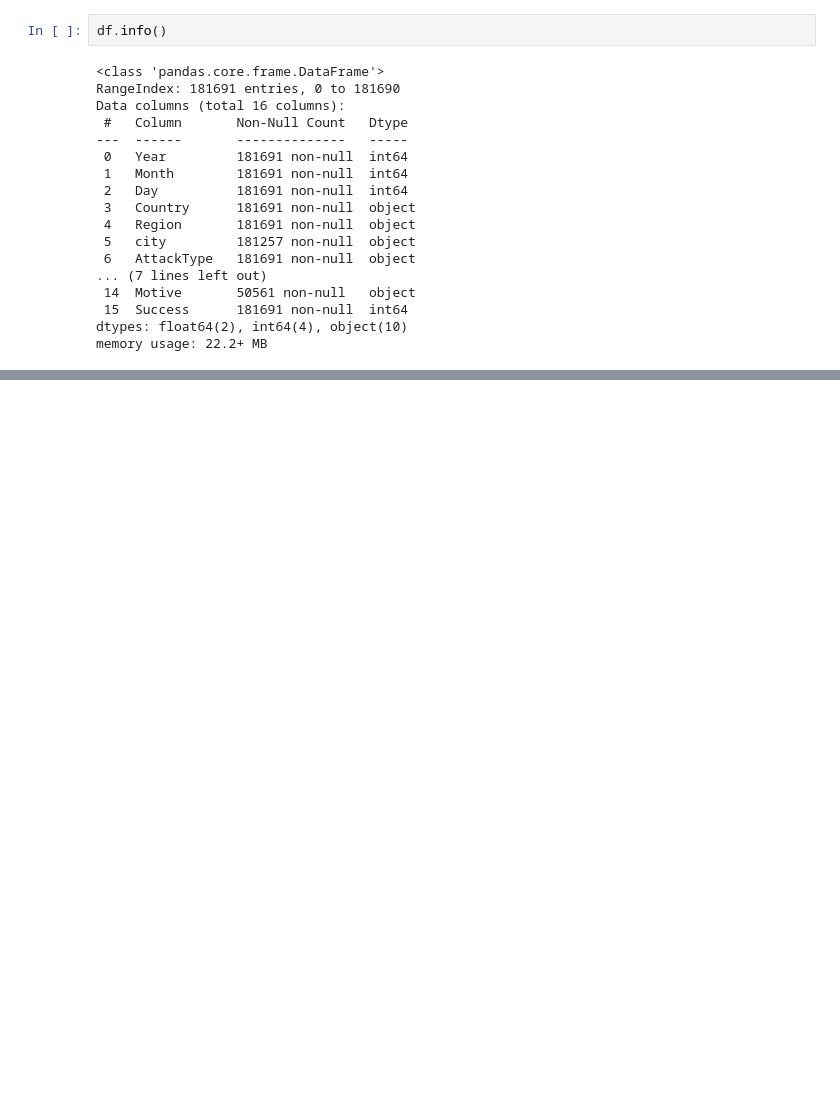
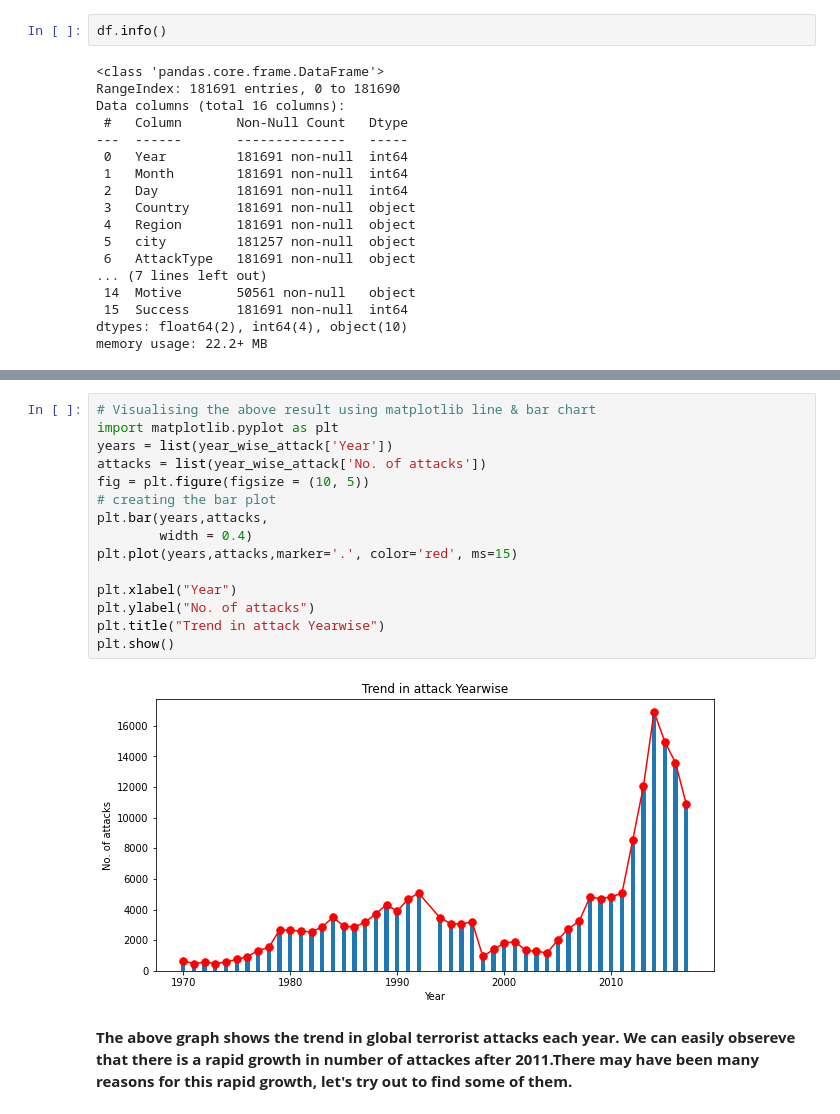
Before and after one commit to disuja7/Global_terrorism_analysis, a Jupyter notebook: Deeshu_Kumar_Global_Terrorism_Analysis_Capstone_Project.ipynb, the cells around one changed output, grey strips where cells are left out. Cells and saved outputs as stored; diff of their text form; blank space fills up the shorter version.

```diff
--- a/Deeshu_Kumar_Global_Terrorism_Analysis_Capstone_Project.ipynb
+++ b/Deeshu_Kumar_Global_Terrorism_Analysis_Capstone_Project.ipynb
@@ -441,0 +136,19 @@ Top_target_type.head(10)
+# %%
+# Visualising the above result using matplotlib line & bar chart
+import matplotlib.pyplot as plt
+years = list(year_wise_attack['Year'])
+attacks = list(year_wise_attack['No. of attacks'])
+fig = plt.figure(figsize = (10, 5))
+# creating the bar plot
+plt.bar(years,attacks,
+        width = 0.4)
+plt.plot(years,attacks,marker='.', color='red', ms=15)
+
+plt.xlabel("Year")
+plt.ylabel("No. of attacks")
+plt.title("Trend in attack Yearwise")
+plt.show()
+# %% [output]
+[figure, added]
+# %% [markdown]
+**The above graph shows the trend in global terrorist attacks each year. We can easily obsereve that there is a rapid growth in number of attackes after 2011.There may have been many reasons for this rapid growth, let's try out to find some of them.**
```
Also changed, not shown: parts of 78 cells of this notebook.
